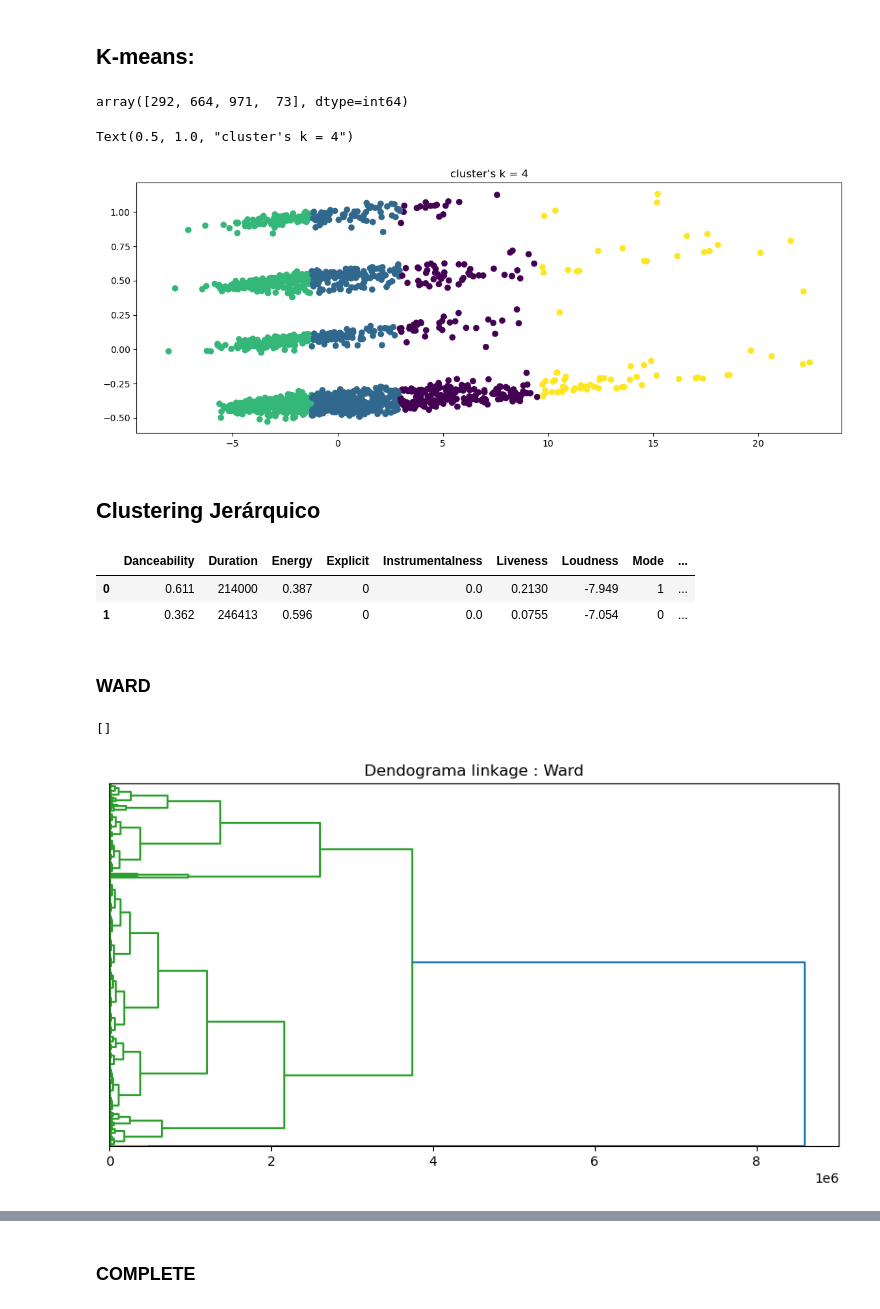
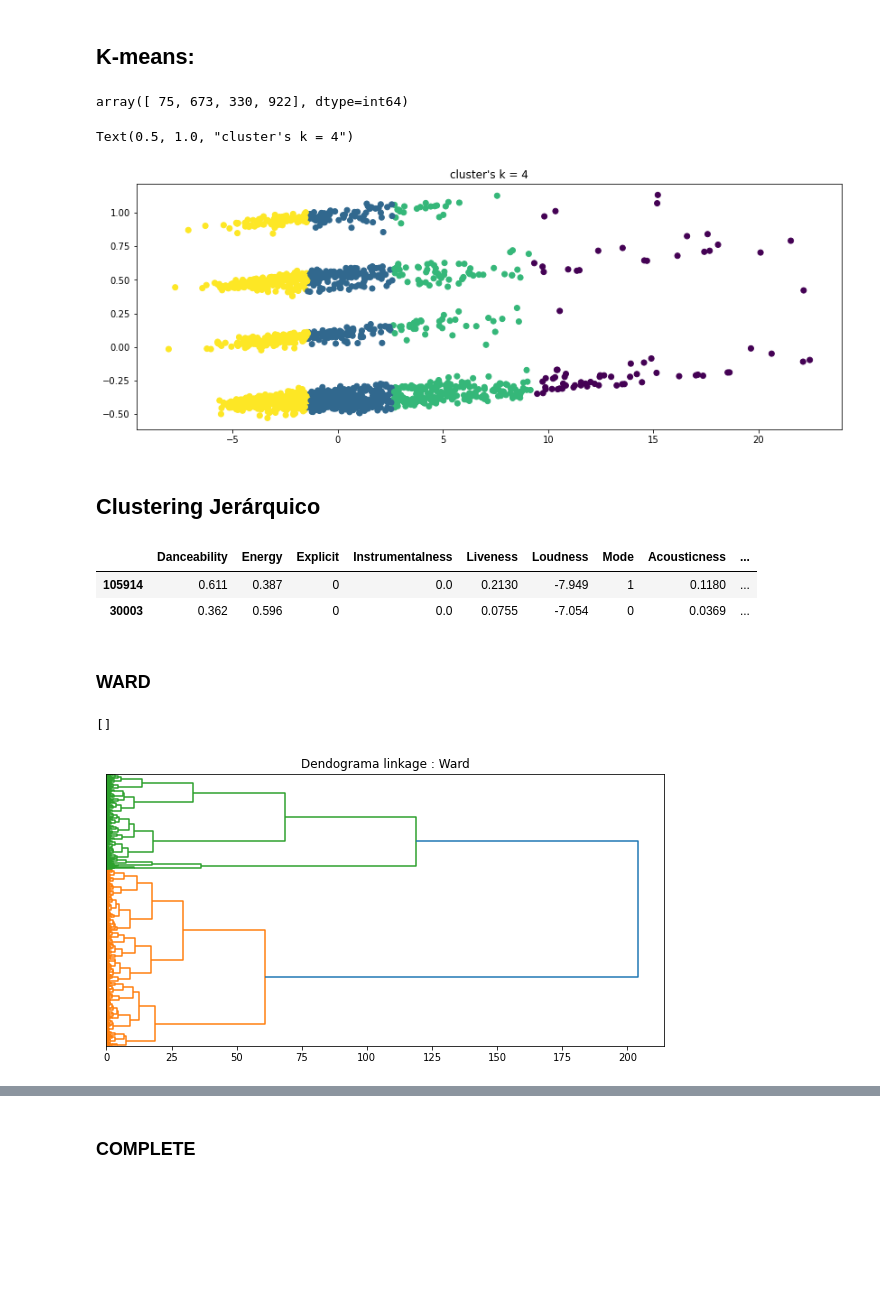
Before and after one commit to Litr0/Proyecto-Mineria, a Jupyter notebook: Hito1.ipynb, the cells around one changed output, grey strips where cells are left out. Saved outputs shown, nothing was run; the diff lists cells and outputs as text; code cells hidden in the pictures; blank space fills up the shorter version.

```diff
--- a/Hito1.ipynb
+++ b/Hito1.ipynb
@@ -488,7 +406,7 @@ idx = data_cleaned.columns.get_loc("Name")
 columns = data_cleaned.columns.to_list()[idx:idx+1] + data_cleaned.columns.to_list()[1: idx] + data_cleaned.columns.to_list()[0:1] + data_cleaned.columns.to_list()[idx+1:] #webeo para cambiar el orden de columnas
 data_cleaned = data_cleaned[columns]
 
-data_cleaned_sample = data_cleaned.sample(n = 2000, replace = False, ignore_index = True, random_state= 27)
+data_cleaned_sample = data_cleaned.sample(n = 2000, replace = False, random_state= 27)
 # %%
 data_cleaned_sample.head(2)
 # %% [output]
@@ -531,12 +453,12 @@ plt.show()
 # %%
-# SSE = []
-# numClusters = list(range(1, 20))
-# for k in numClusters:
-#     k_means = KMeans(n_clusters=k, n_init=20, max_iter= 300, random_state=1)
-#     k_means.fit(data_k_means)
-#     SSE.append(k_means.inertia_)
+SSE = []
+numClusters = list(range(1, 20))
+for k in numClusters:
+    k_means = KMeans(n_clusters=k, n_init=20, max_iter= 300, random_state=1)
+    k_means.fit(data_k_means)
+    SSE.append(k_means.inertia_)
 
-# plt.plot(numClusters, SSE, marker="o")
-# plt.xlabel('Número de Clusters')
-# plt.ylabel('SSE')
-# plt.show()
+plt.plot(numClusters, SSE, marker="o")
+plt.xlabel('Número de Clusters')
+plt.ylabel('SSE')
+plt.show()
@@ -543,19 +467,20 @@ plt.show()
 # %% [markdown]
 ## K-means:
 # %%
+OMP_NUM_THREADS=8
 kmeans =  KMeans(n_clusters=4, n_init = 20, random_state=1)
 kmeans.fit(data_k_means)
 y_pred = kmeans.labels_
 np.bincount(y_pred)
 # %% [output]
-array([292, 664, 971,  73], dtype=int64)
+array([ 75, 673, 330, 922], dtype=int64)
 # %%
 fig, ax = plt.subplots(sharex=True, figsize = (14,5))
 plt.scatter(rates_pca[:, 0], rates_pca[:, 1], c= kmeans.labels_)
 plt.title("cluster's k = 4")
 # %% [output]
 Text(0.5, 1.0, "cluster's k = 4")
-[figure, old version]
+[figure, new version]
 # %% [markdown]
 ## Clustering Jerárquico
 # %%
@@ -564,23 +489,23 @@ from sklearn.cluster import AgglomerativeClustering
 
 names = data_cleaned_sample['Name']
 Y = data_cleaned_sample['Genres']
-X = data_cleaned_sample.drop(columns = ['Album','Artist', 'Name', 'Genres'])
+X = data_cleaned_sample.drop(columns = ['Album','Artist', 'Name', 'Genres', 'Duration','Popularity','Tempo','TimeSignature'])
 # %%
 X.head(2)
 # %% [output]
-|  | Danceability | Duration | Energy | Explicit | Instrumentalness | Liveness | Loudness | Mode | ... |
-| 0 | 0.611 | 214000 | 0.387 | 0 | 0.0 | 0.2130 | -7.949 | 1 | ... |
-| 1 | 0.362 | 246413 | 0.596 | 0 | 0.0 | 0.0755 | -7.054 | 0 | ... |
+|  | Danceability | Energy | Explicit | Instrumentalness | Liveness | Loudness | Mode | Acousticness | ... |
+| 105914 | 0.611 | 0.387 | 0 | 0.0 | 0.2130 | -7.949 | 1 | 0.1180 | ... |
+| 30003 | 0.362 | 0.596 | 0 | 0.0 | 0.0755 | -7.054 | 0 | 0.0369 | ... |
 # %% [markdown]
 ### WARD
 # %%
 fig, ax = plt.subplots(sharex=True, figsize = (10,5))
 Z = linkage(X, method='ward', metric='euclidean') # distancia maxima entre putnos
-plt.axvline(x=1, color='r', linestyle='--')
+plt.axvline(x= , color='r', linestyle='--')
 dn = dendrogram(Z, labels = ['' for k in range(0,len(X))], orientation='right')
 plt.title('Dendograma linkage : Ward')
 plt.plot()
 # %% [output]
 []
-[figure, old version]
+[figure, new version]
 # %%
```
Also changed, not shown: parts of 40 cells of this notebook.
